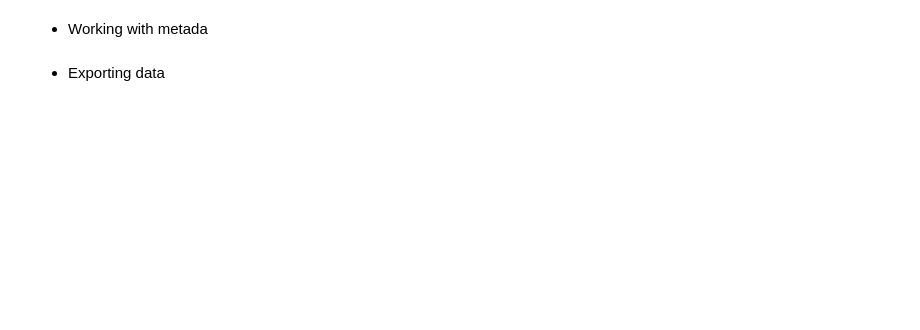
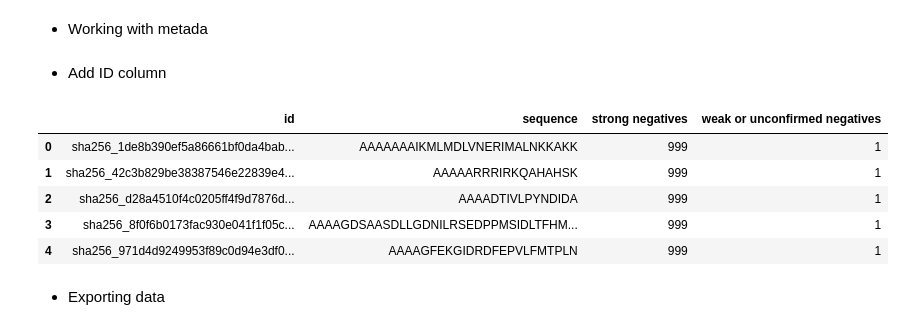
Before and after one commit to kren-ai-lab/maomao, a Jupyter notebook: notebooks_and_scripts/integrate_negative_evidence_of_datasets/combining_dataset_evidence.ipynb, the cells around one changed output. Drawn from its saved outputs; the diff is of its cells as text; code cells hidden in the pictures; blank space fills up the shorter version.

```diff
--- a/notebooks_and_scripts/integrate_negative_evidence_of_datasets/combining_dataset_evidence.ipynb
+++ b/notebooks_and_scripts/integrate_negative_evidence_of_datasets/combining_dataset_evidence.ipynb
@@ -143,6 +147,60 @@ evidence_counts = (
 )
 # %%
 metadata["evidence_negative_dataset_statistics"] = {"category": evidence_counts}
+# %% [markdown]
+- Add ID column
+# %%
+if "sequence" not in df_pivote_evidence.columns:
+    df_pivote_evidence = (
+        df_pivote_evidence.reset_index()
+    )
+
+df_pivote_evidence = df_pivote_evidence.drop(
+    columns=["id"],
+    errors="ignore",
+)
+
+normalized_sequences = df_pivote_evidence[
+    "sequence"
+].map(normalize_sequence)
+
+if normalized_sequences.isna().any():
+    raise ValueError(
+        "Some evidence sequences could not be normalized."
+    )
+
+df_pivote_evidence["sequence"] = (
+    normalized_sequences
+)
+
+if df_pivote_evidence["sequence"].duplicated().any():
+    raise ValueError(
+        "Duplicate sequences found after normalization."
+    )
+
+df_pivote_evidence.insert(
+    0,
+    "id",
+    normalized_sequences.map(
+        generate_sequence_id
+    ),
+)
+
+if not df_pivote_evidence["id"].is_unique:
+    raise ValueError(
+        "Duplicate SHA-256 identifiers found."
+    )
+
+df_pivote_evidence.columns.name = None
+
+df_pivote_evidence.head()
+# %% [output]
+|  | id | sequence | strong negatives | weak or unconfirmed negatives |
+| 0 | sha256_1de8b390ef5a86661bf0da4bab... | AAAAAAAIKMLMDLVNERIMALNKKAKK | 999 | 1 |
+| 1 | sha256_42c3b829be38387546e22839e4... | AAAAARRRIRKQAHAHSK | 999 | 1 |
+| 2 | sha256_d28a4510f4c0205ff4f9d7876d... | AAAADTIVLPYNDIDA | 999 | 1 |
+| 3 | sha256_8f0f6b0173fac930e041f1f05c... | AAAAGDSAASDLLGDNILRSEDPPMSIDLTFHM... | 999 | 1 |
+| 4 | sha256_971d4d9249953f89c0d94e3df0... | AAAAGFEKGIDRDFEPVLFMTPLN | 999 | 1 |
 # %% [markdown]
 - Exporting data
 # %%
```
Also changed, not shown: parts of 8 cells of this notebook, 1 other file.
